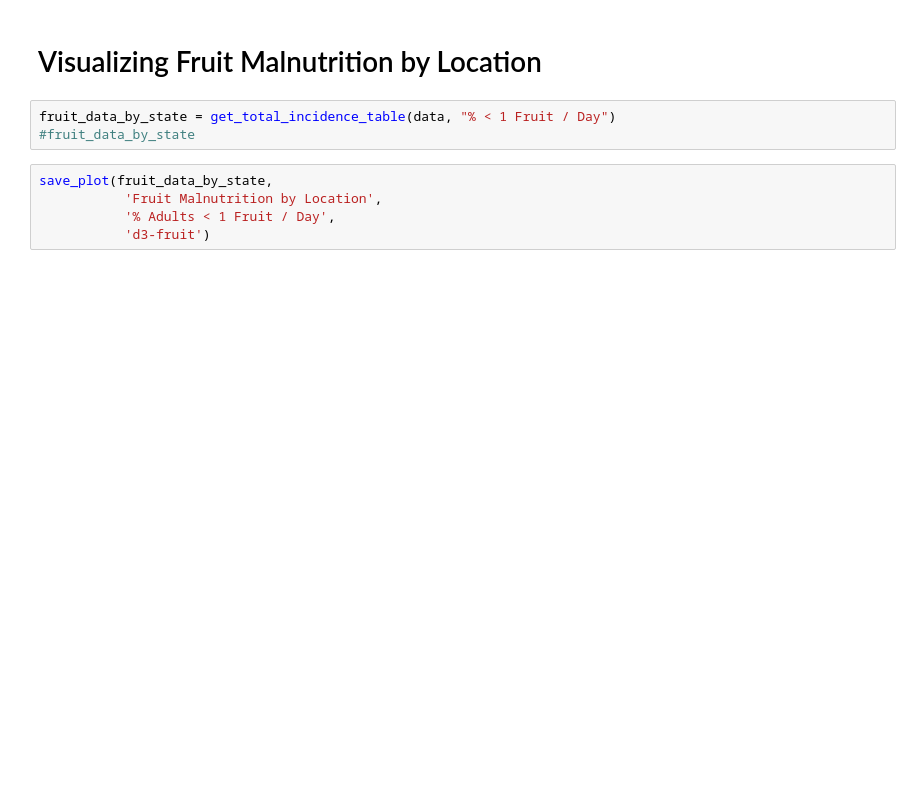
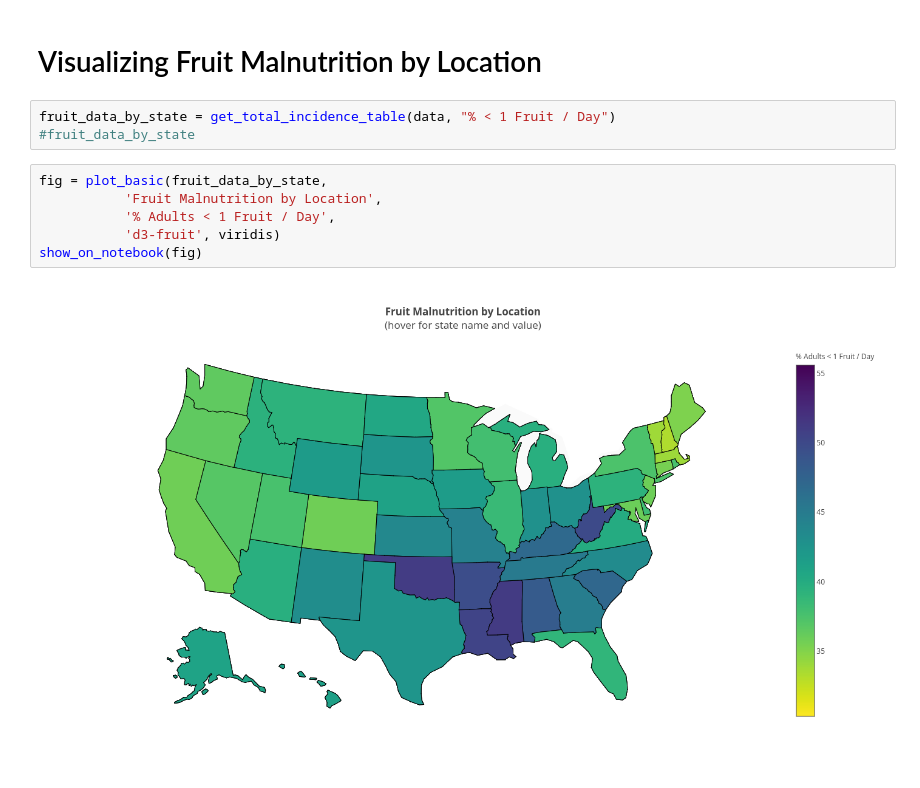
Before and after one commit to alankritjoshi/cs6220f17project2, a Jupyter notebook: 02_working/process_dataset.ipynb, the cells around one changed output. Cells and saved outputs as stored; diff of their text form; blank space fills up the shorter version.

```diff
--- a/02_working/process_dataset.ipynb
+++ b/02_working/process_dataset.ipynb
@@ -262,7 +262,10 @@ TypeError: save_plot() takes 4 positional arguments but 5 were given
 fruit_data_by_state = get_total_incidence_table(data, "% < 1 Fruit / Day")
 #fruit_data_by_state
 # %%
-save_plot(fruit_data_by_state,
+fig = plot_basic(fruit_data_by_state,
            'Fruit Malnutrition by Location',
            '% Adults < 1 Fruit / Day',
-           'd3-fruit')
+           'd3-fruit', viridis)
+show_on_notebook(fig)
+# %% [output]
+[figure, added]
```
Also changed, not shown: parts of 5 cells of this notebook.
